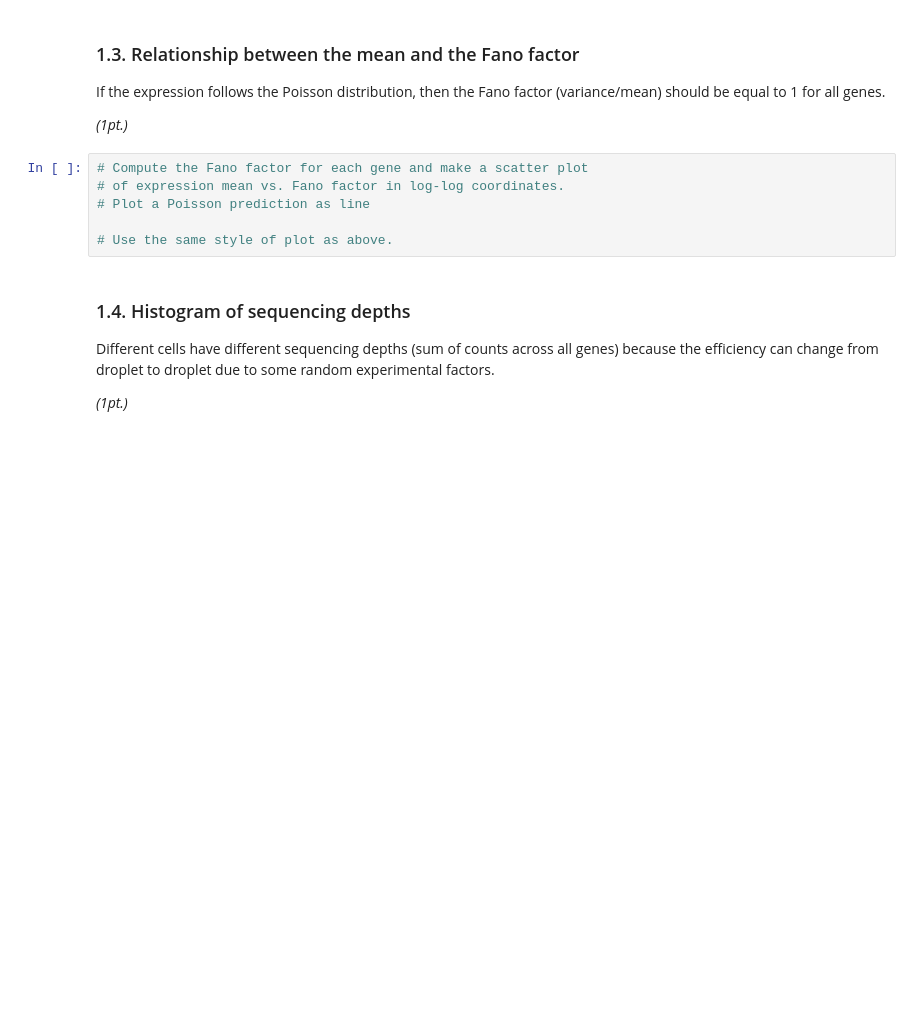
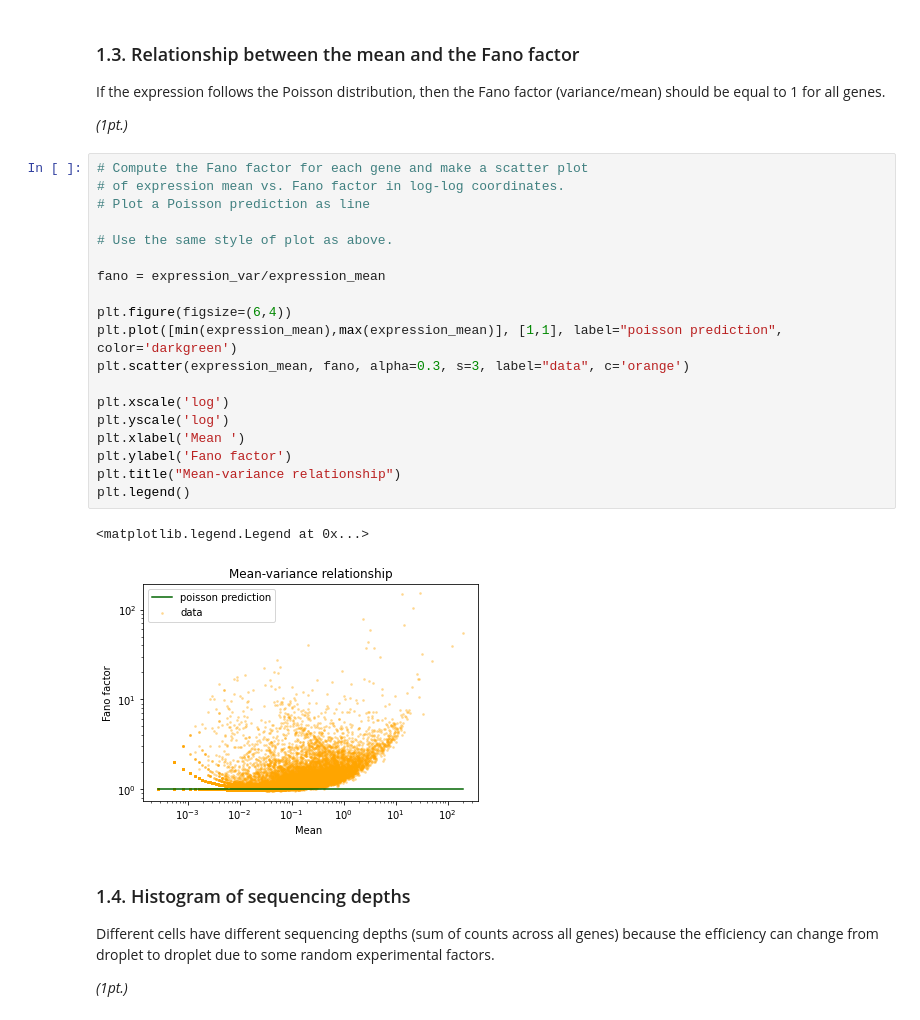
Before and after one commit to Vanessa-Ts/neuralDS, a Jupyter notebook: Ex9/CodingLab9.ipynb, the cells around one changed output. Drawn from its saved outputs; the diff is of its cells as text; blank space fills up the shorter version.

```diff
--- a/Ex9/CodingLab9.ipynb
+++ b/Ex9/CodingLab9.ipynb
@@ -170,9 +170,25 @@ _(1pt.)_
 # %%
 # Compute the Fano factor for each gene and make a scatter plot
 # of expression mean vs. Fano factor in log-log coordinates.
 # Plot a Poisson prediction as line
 
 # Use the same style of plot as above.
+
+fano = expression_var/expression_mean
+
+plt.figure(figsize=(6,4))
+plt.plot([min(expression_mean),max(expression_mean)], [1,1], label="poisson prediction", color='darkgreen')
+plt.scatter(expression_mean, fano, alpha=0.3, s=3, label="data", c='orange')
+
+plt.xscale('log')
+plt.yscale('log')
+plt.xlabel('Mean ')
+plt.ylabel('Fano factor')
+plt.title("Mean-variance relationship")
+plt.legend()
+# %% [output]
+<matplotlib.legend.Legend at 0x...>
+[figure, added]
 # %% [markdown]
 ### 1.4. Histogram of sequencing depths
 
```
Also changed, not shown: parts of 16 cells of this notebook.
